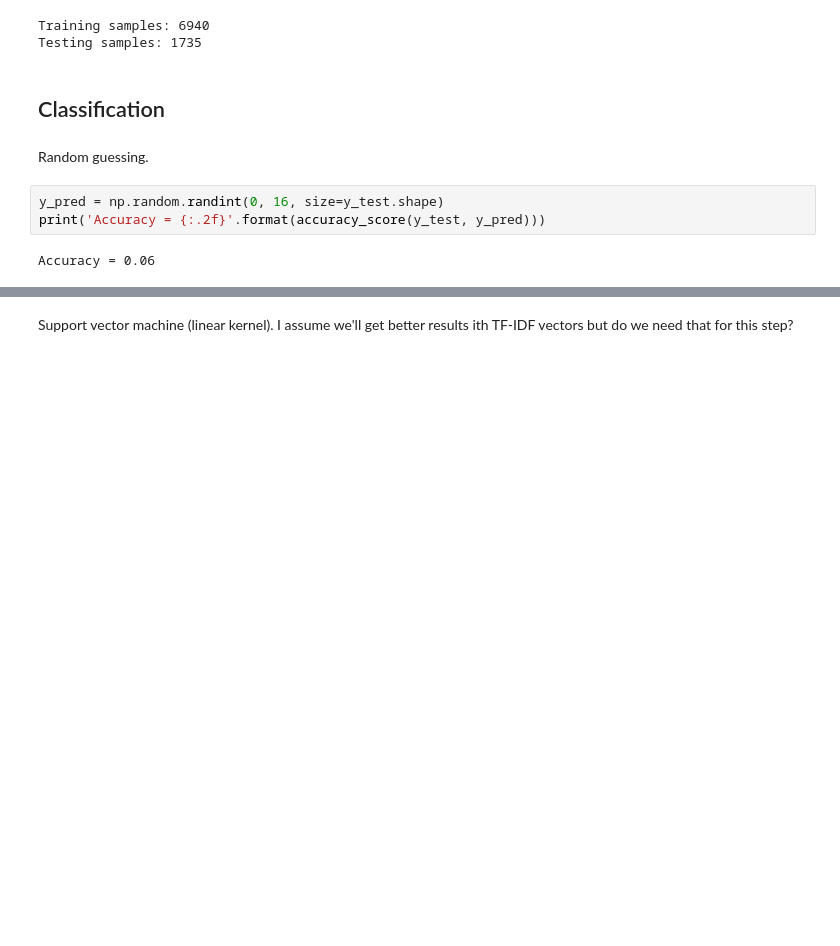
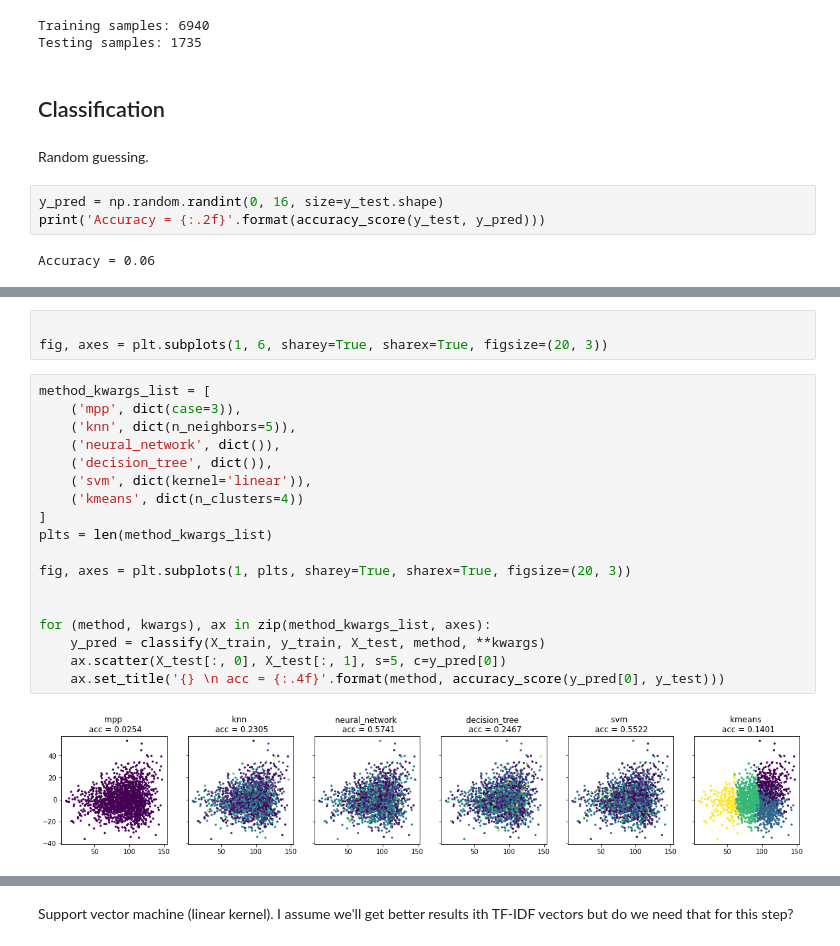
Before and after one commit to COSC522-Project/playground, a Jupyter notebook: final_project.ipynb, the cells around one changed output, grey strips where cells are left out. Cells and saved outputs as stored; diff of their text form; blank space fills up the shorter version.

```diff
--- a/final_project.ipynb
+++ b/final_project.ipynb
@@ -218,0 +166,23 @@ The learning process takes 5.604804992675781 seconds.
+# %%
+
+fig, axes = plt.subplots(1, 6, sharey=True, sharex=True, figsize=(20, 3))
+# %%
+method_kwargs_list = [
+    ('mpp', dict(case=3)),
+    ('knn', dict(n_neighbors=5)),
+    ('neural_network', dict()),
+    ('decision_tree', dict()),
+    ('svm', dict(kernel='linear')),
+    ('kmeans', dict(n_clusters=4))
+]
+plts = len(method_kwargs_list)
+
+fig, axes = plt.subplots(1, plts, sharey=True, sharex=True, figsize=(20, 3))
+
+
+for (method, kwargs), ax in zip(method_kwargs_list, axes):
+    y_pred = classify(X_train, y_train, X_test, method, **kwargs)
+    ax.scatter(X_test[:, 0], X_test[:, 1], s=5, c=y_pred[0])
+    ax.set_title('{} \n acc = {:.4f}'.format(method, accuracy_score(y_pred[0], y_test)))
+# %% [output]
+[figure, added]
```
Also changed, not shown: parts of 10 cells of this notebook.
